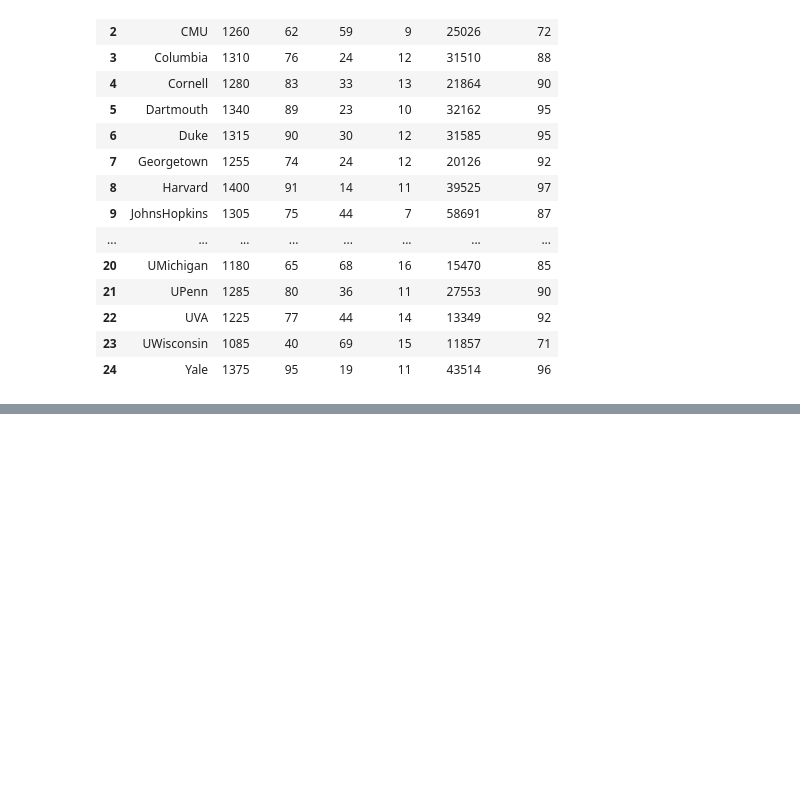
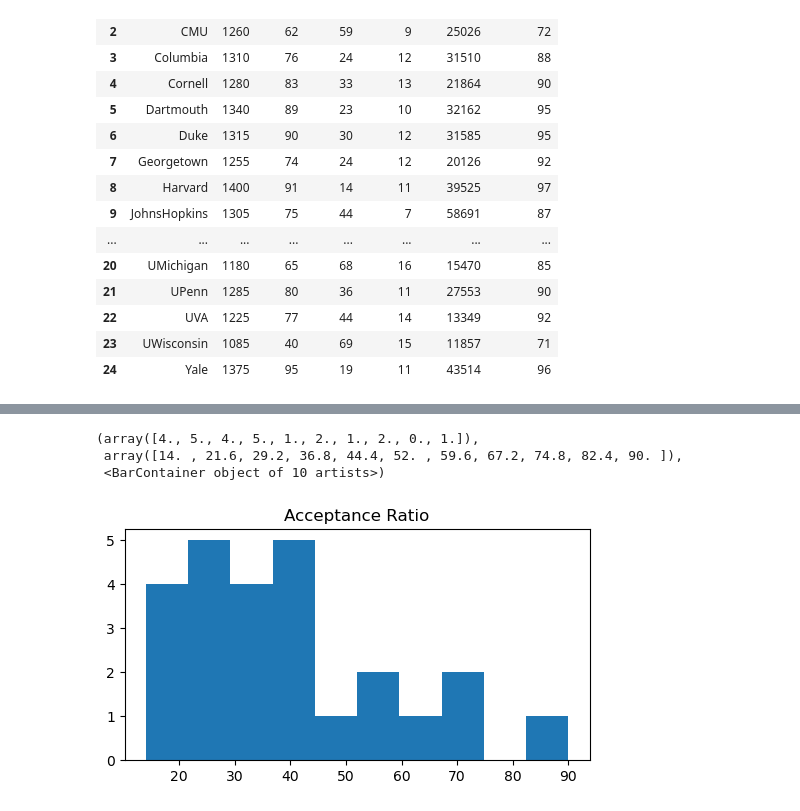
Before and after one commit to I-ShLoK/171, a Jupyter notebook: pandas2.ipynb, the cells around one changed output, grey strips where cells are left out. Saved outputs shown, nothing was run; the diff lists cells and outputs as text; code cells hidden in the pictures; blank space fills up the shorter version.

```diff
--- a/pandas2.ipynb
+++ b/pandas2.ipynb
@@ -82,0 +93,4 @@ df
+# %%
+import pandas as pd
+df = pd.read_csv("Universities.csv")
+df.describe()
@@ -82,0 +110,9 @@ df
+# %%
+plt.figure(figsize=(6,3))
+plt.title("Acceptance Ratio")
+plt.hist(df["Accept"])
+# %% [output]
+(array([4., 5., 4., 5., 1., 2., 1., 2., 0., 1.]),
+ array([14. , 21.6, 29.2, 36.8, 44.4, 52. , 59.6, 67.2, 74.8, 82.4, 90. ]),
+ <BarContainer object of 10 artists>)
+[figure, added]
```
Also changed, not shown: parts of 9 cells of this notebook.
